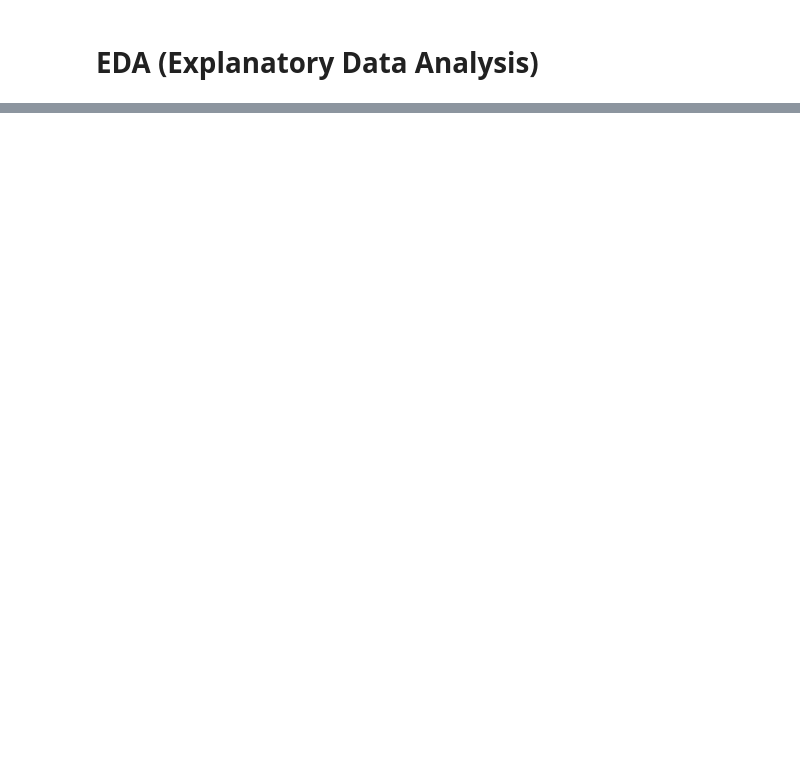
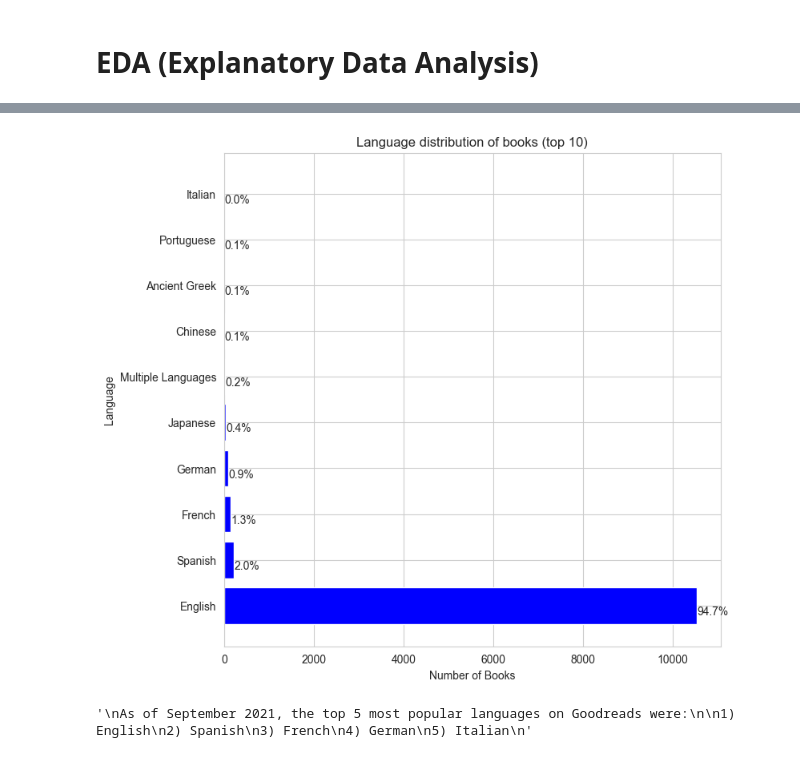
Before and after one commit to berkayersoy/Project6_Books, a Jupyter notebook: books_project.ipynb, the cells around one changed output, grey strips where cells are left out. Cells and saved outputs as stored; diff of their text form; code cells hidden in the pictures; blank space fills up the shorter version.

```diff
--- a/books_project.ipynb
+++ b/books_project.ipynb
@@ -394,0 +423,28 @@ df.head(10)
+# %%
+df_lang = df["language"].value_counts().nlargest(10)
+
+plt.figure(figsize=(8,8))
+bars = plt.barh(df_lang.index, df_lang, color="Blue")
+plt.title('Language distribution of books (top 10)')
+plt.xlabel('Number of Books')
+plt.ylabel('Language')
+
+
+for bar in bars:
+    percentage = '{:.1f}%'.format(100 * bar.get_width() / len(df))
+    plt.text(bar.get_width() + 5, bar.get_y() + 0.2, percentage)
+
+plt.show()
+
+'''
+As of September 2021, the top 5 most popular languages on Goodreads were:
+
+1) English
+2) Spanish
+3) French
+4) German
+5) Italian
+'''
+# %% [output]
+[figure, added]
+'\nAs of September 2021, the top 5 most popular languages on Goodreads were:\n\n1) English\n2) Spanish\n3) French\n4) German\n5) Italian\n'
```
Also changed, not shown: parts of 22 cells of this notebook, 2 other files.
